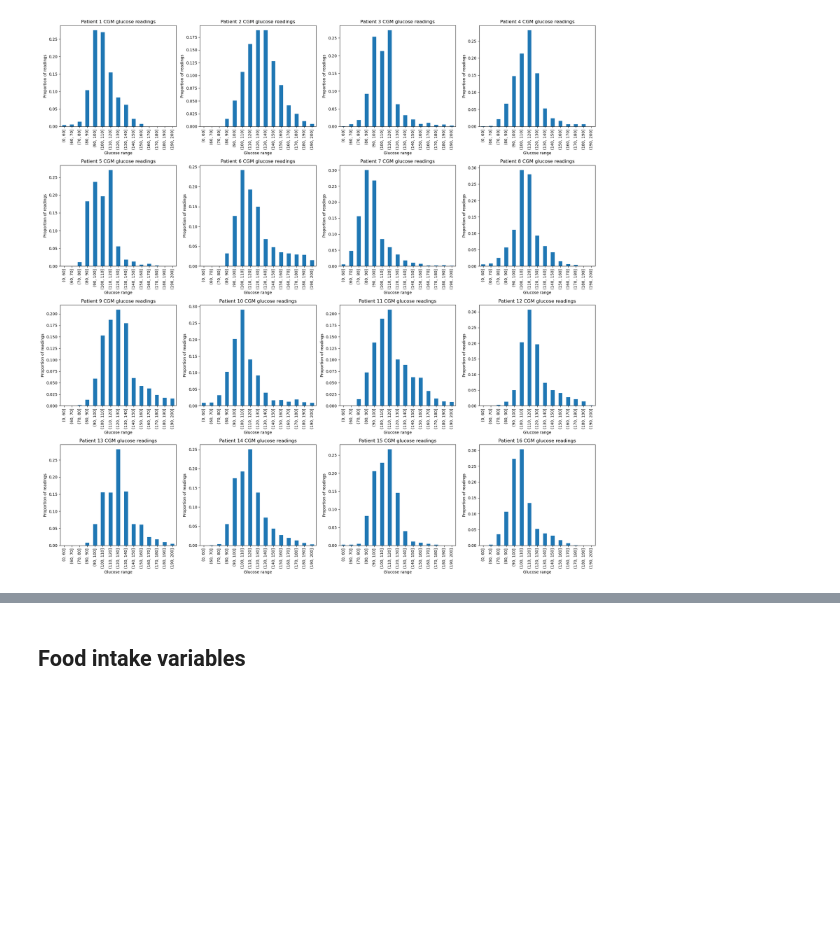
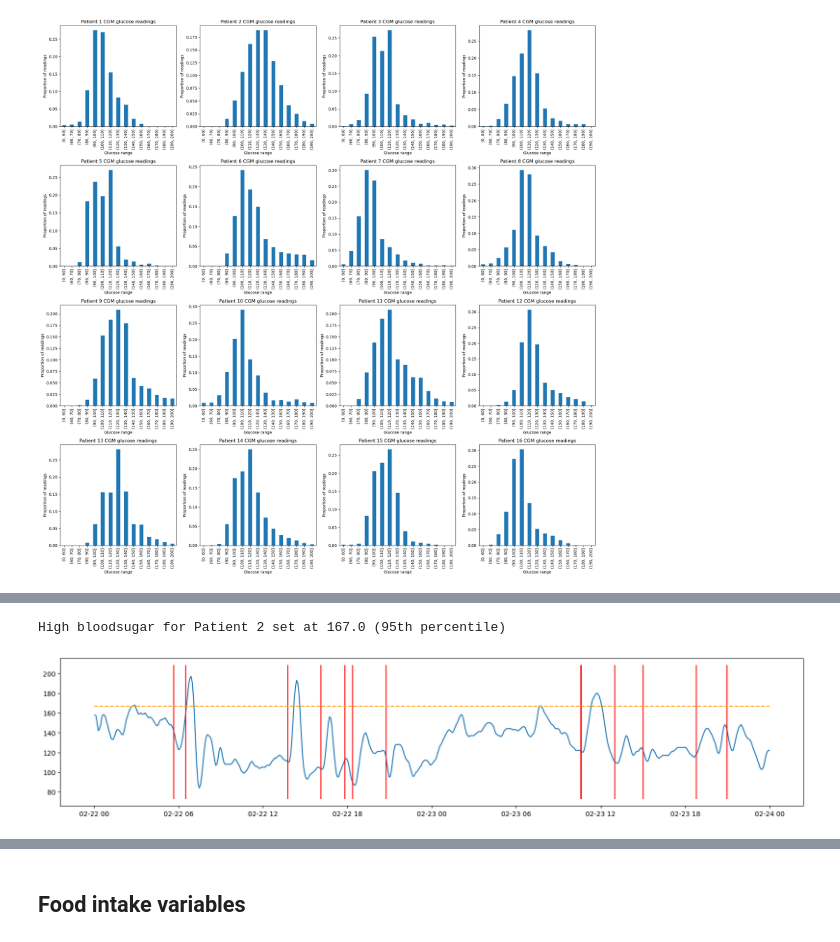
Before and after one commit to NoahGillespie/CGM, a Jupyter notebook: EDA.ipynb, the cells around one changed output, grey strips where cells are left out. Drawn from its saved outputs; the diff is of its cells as text; code cells hidden in the pictures; blank space fills up the shorter version.

```diff
--- a/EDA.ipynb
+++ b/EDA.ipynb
@@ -194,0 +210,11 @@ plt.show()
+# %%
+high_threshold = np.percentile(data[2].glu, 95)
+print('High bloodsugar for Patient 2 set at', high_threshold, '(95th percentile)')
+
+plot_series_with_food(data[2].glu, data[2].food, '2020-02-22', '2020-02-23')
+plt.hlines(high_threshold, xmin=pd.Timestamp('2020-02-22'), xmax=pd.Timestamp('2020-02-23')+pd.Timedelta(days=1), colors="orange",linestyles="dashed")
+
+plt.show()
+# %% [output]
+High bloodsugar for Patient 2 set at 167.0 (95th percentile)
+[figure, added]
```
Also changed, not shown: parts of 9 cells of this notebook, 1 other file.
